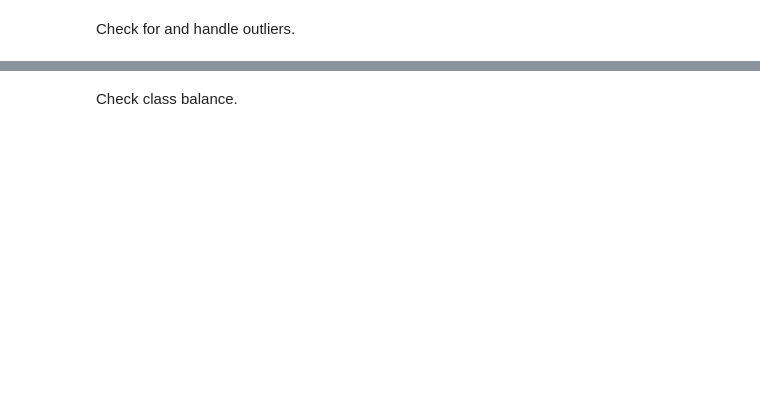
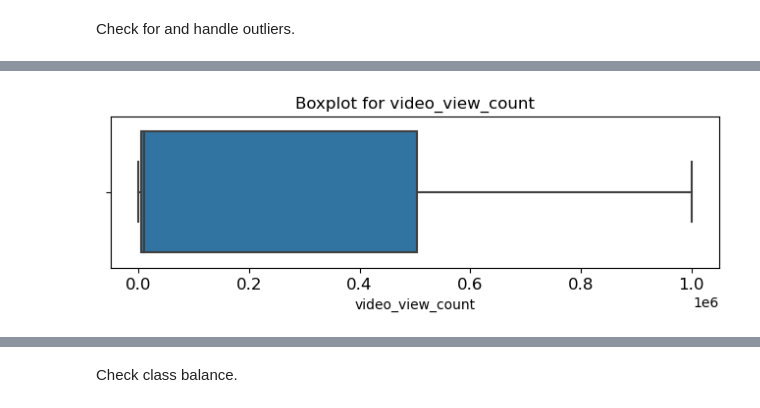
Before and after one commit to pakkaii/resume, a Jupyter notebook: Course 5 Proj/Activity_Course 5 TikTok project lab.ipynb, the cells around one changed output, grey strips where cells are left out. Cells and saved outputs as stored; diff of their text form; code cells hidden in the pictures; blank space fills up the shorter version.

```diff
--- a/Course 5 Proj/Activity_Course 5 TikTok project lab.ipynb
+++ b/Course 5 Proj/Activity_Course 5 TikTok project lab.ipynb
@@ -142,6 +237,14 @@ Check for and handle outliers.
 # %%
 # Create a boxplot to visualize distribution of `video_view_count`
 ### YOUR CODE HERE ###
+plt.figure(figsize=(8,2))
+plt.title('Boxplot for video_view_count', fontsize=12)
+plt.xticks(fontsize=12)
+plt.yticks(fontsize=12)
+sns.boxplot(x=data['video_view_count'])
+plt.show()
+# %% [output]
+[figure, added]
 # %%
 # Create a boxplot to visualize distribution of `video_like_count`
 ### YOUR CODE HERE ###
```
Also changed, not shown: parts of 71 cells of this notebook.
